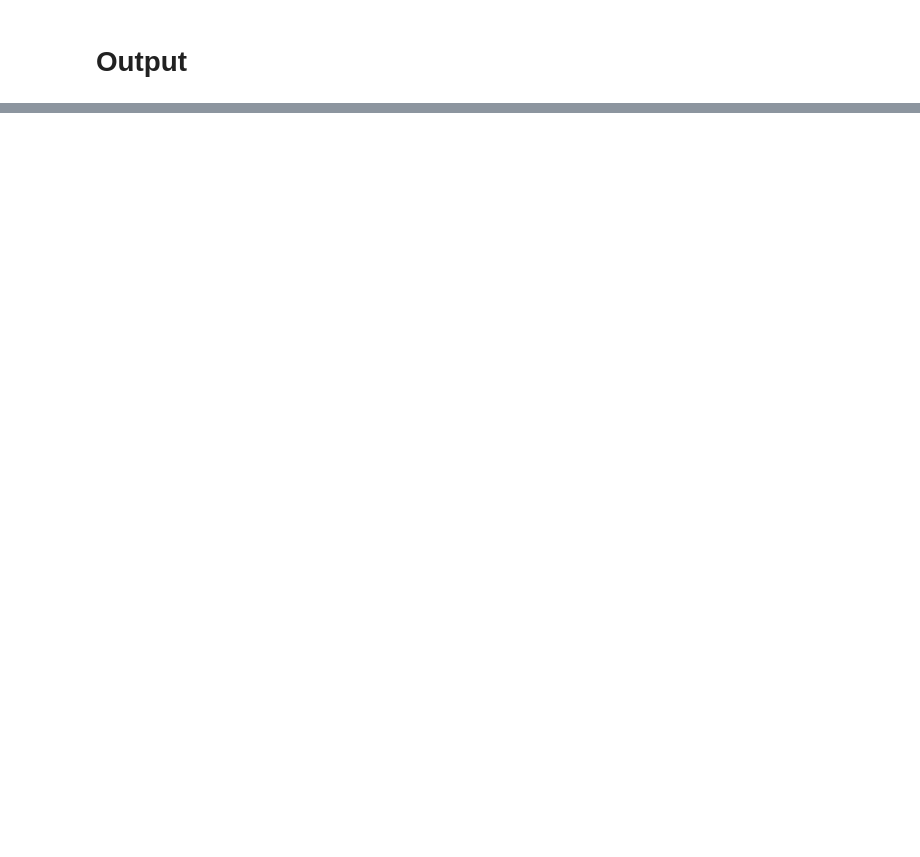
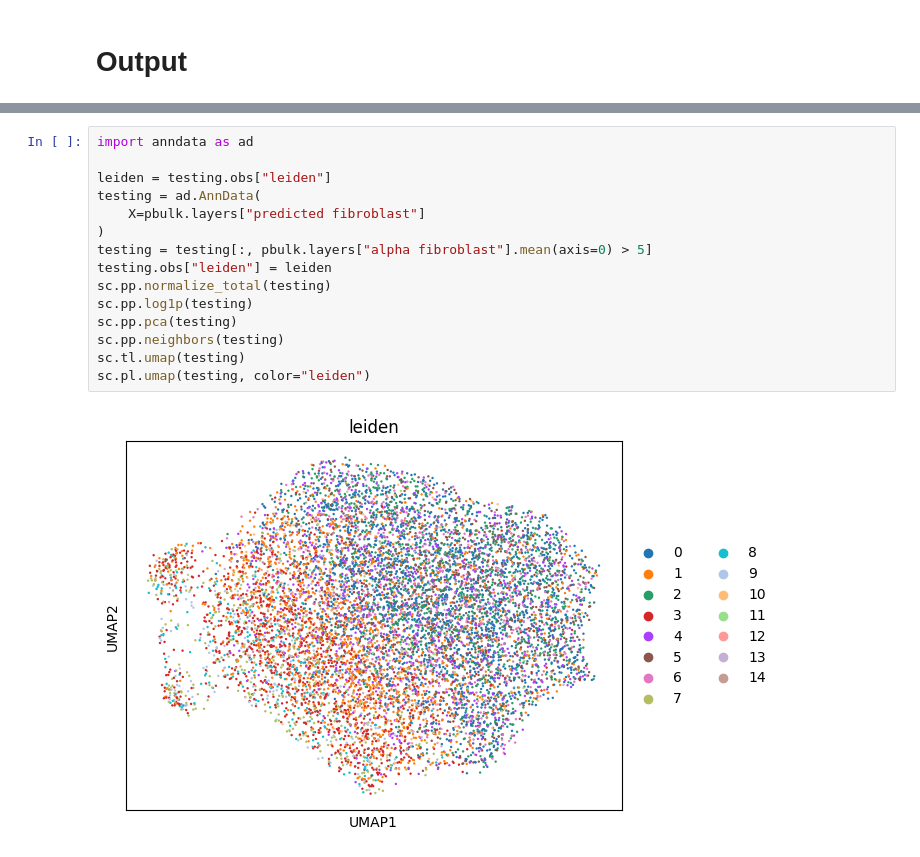
Before and after one commit to jhaberbe/bulk-deconvolution, a Jupyter notebook: notebook/cleaned-up.ipynb, the cells around one changed output, grey strips where cells are left out. Drawn from its saved outputs; the diff is of its cells as text; blank space fills up the shorter version.

```diff
--- a/notebook/cleaned-up.ipynb
+++ b/notebook/cleaned-up.ipynb
@@ -181,0 +309,17 @@ for i, layer in enumerate(pbulk.obs.columns):
+# %%
+import anndata as ad
+
+leiden = testing.obs["leiden"]
+testing = ad.AnnData(
+    X=pbulk.layers["predicted fibroblast"]
+)
+testing = testing[:, pbulk.layers["alpha fibroblast"].mean(axis=0) > 5]
+testing.obs["leiden"] = leiden
+sc.pp.normalize_total(testing)
+sc.pp.log1p(testing)
+sc.pp.pca(testing)
+sc.pp.neighbors(testing)
+sc.tl.umap(testing)
+sc.pl.umap(testing, color="leiden")
+# %% [output]
+[figure, added]
```
Also changed, not shown: parts of 15 cells of this notebook, 3 other files.
